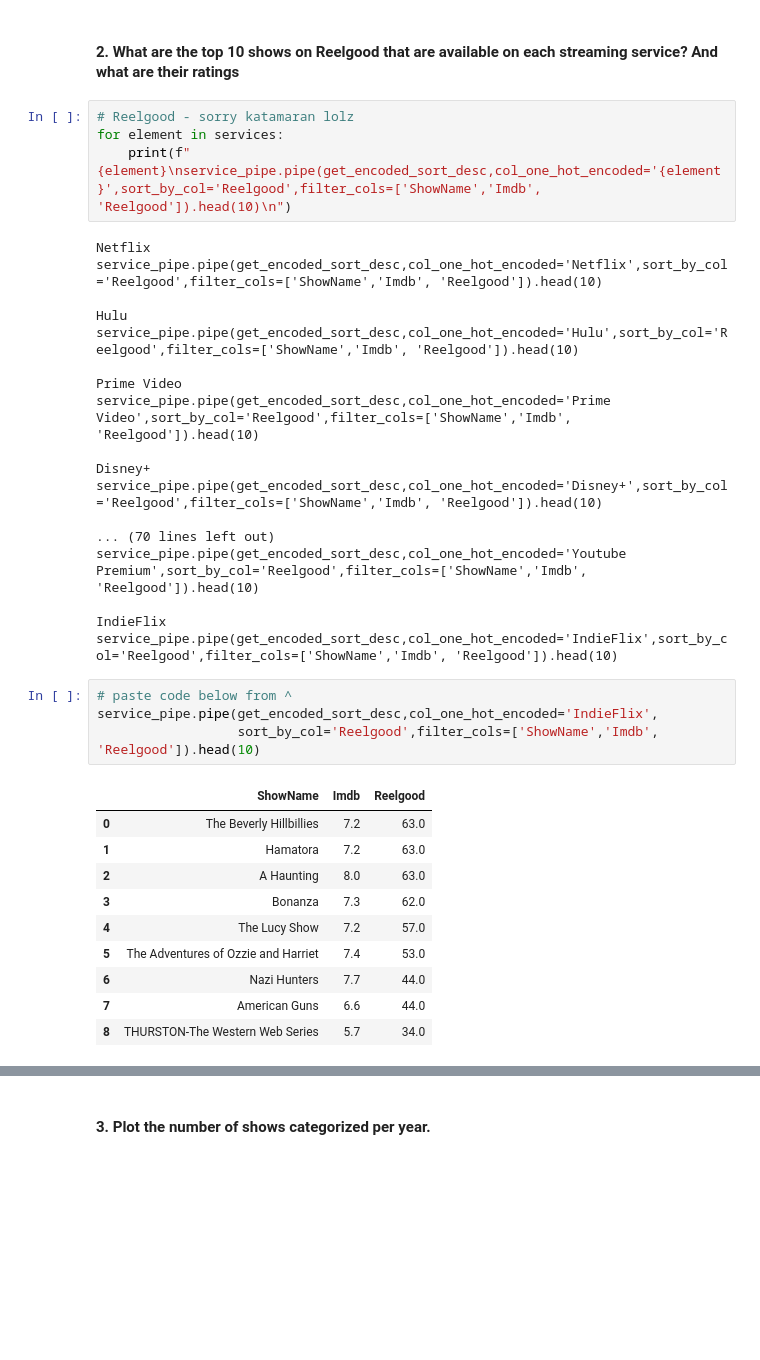
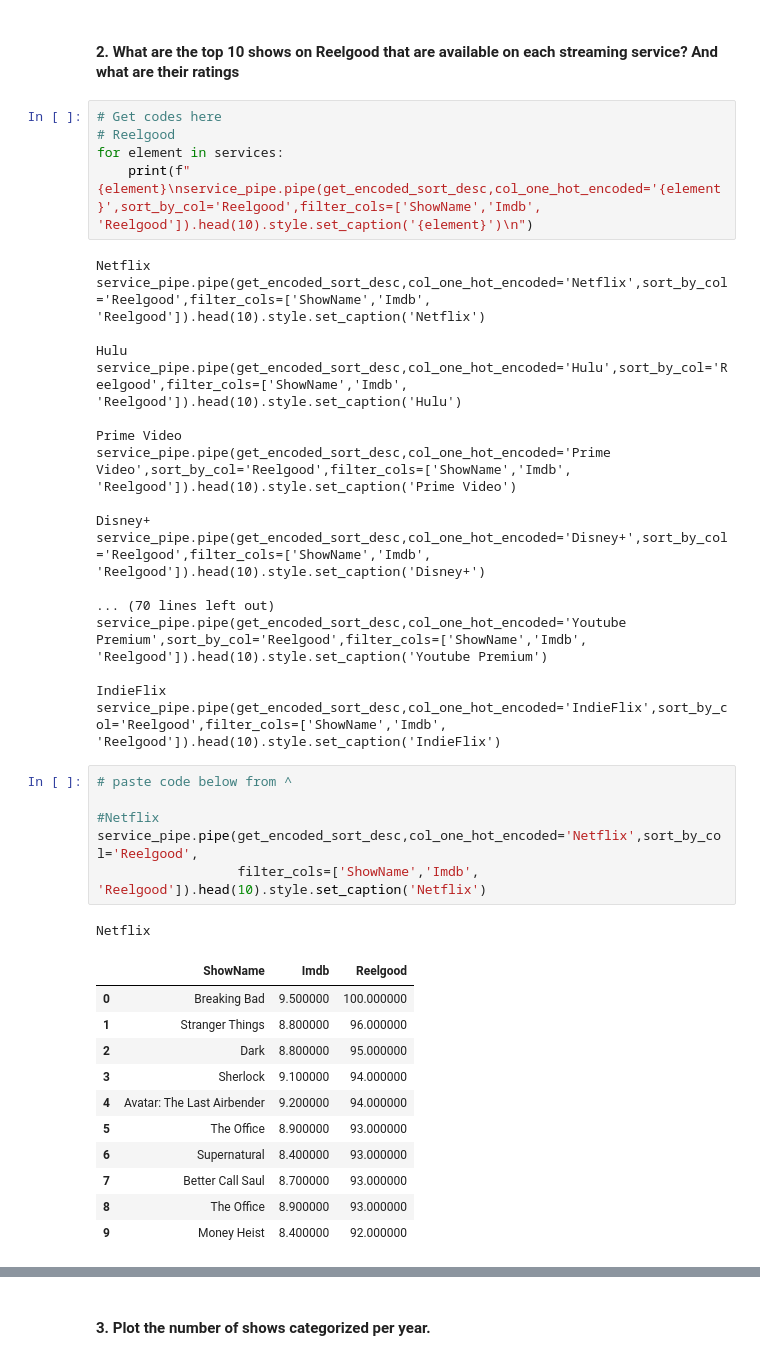
Before and after one commit to patcln/dlsu-datasci-patriciacelon, a Jupyter notebook: Project/Project.ipynb, the cells around one changed output, grey strips where cells are left out. Drawn from its saved outputs; the diff is of its cells as text; blank space fills up the shorter version.

```diff
--- a/Project/Project.ipynb
+++ b/Project/Project.ipynb
@@ -317,39 +370,44 @@ service_pipe.pipe(get_encoded_sort_desc,col_one_hot_encoded='Cinemax',
 # %% [markdown]
 #### 2. What are the top 10 shows on Reelgood that are available on each streaming service? And what are their ratings
 # %%
-# Reelgood - sorry katamaran lolz
+# Get codes here
+# Reelgood
 for element in services:
-    print(f"{element}\nservice_pipe.pipe(get_encoded_sort_desc,col_one_hot_encoded='{element}',sort_by_col='Reelgood',filter_cols=['ShowName','Imdb', 'Reelgood']).head(10)\n")
+    print(f"{element}\nservice_pipe.pipe(get_encoded_sort_desc,col_one_hot_encoded='{element}',sort_by_col='Reelgood',filter_cols=['ShowName','Imdb', 'Reelgood']).head(10).style.set_caption('{element}')\n")
 # %% [output]
 Netflix
-service_pipe.pipe(get_encoded_sort_desc,col_one_hot_encoded='Netflix',sort_by_col='Reelgood',filter_cols=['ShowName','Imdb', 'Reelgood']).head(10)
+service_pipe.pipe(get_encoded_sort_desc,col_one_hot_encoded='Netflix',sort_by_col='Reelgood',filter_cols=['ShowName','Imdb', 'Reelgood']).head(10).style.set_caption('Netflix')
 
 Hulu
-service_pipe.pipe(get_encoded_sort_desc,col_one_hot_encoded='Hulu',sort_by_col='Reelgood',filter_cols=['ShowName','Imdb', 'Reelgood']).head(10)
+service_pipe.pipe(get_encoded_sort_desc,col_one_hot_encoded='Hulu',sort_by_col='Reelgood',filter_cols=['ShowName','Imdb', 'Reelgood']).head(10).style.set_caption('Hulu')
 
 Prime Video
-service_pipe.pipe(get_encoded_sort_desc,col_one_hot_encoded='Prime Video',sort_by_col='Reelgood',filter_cols=['ShowName','Imdb', 'Reelgood']).head(10)
+service_pipe.pipe(get_encoded_sort_desc,col_one_hot_encoded='Prime Video',sort_by_col='Reelgood',filter_cols=['ShowName','Imdb', 'Reelgood']).head(10).style.set_caption('Prime Video')
 
 Disney+
-service_pipe.pipe(get_encoded_sort_desc,col_one_hot_encoded='Disney+',sort_by_col='Reelgood',filter_cols=['ShowName','Imdb', 'Reelgood']).head(10)
+service_pipe.pipe(get_encoded_sort_desc,col_one_hot_encoded='Disney+',sort_by_col='Reelgood',filter_cols=['ShowName','Imdb', 'Reelgood']).head(10).style.set_caption('Disney+')
 
 ... (70 lines left out)
-service_pipe.pipe(get_encoded_sort_desc,col_one_hot_encoded='Youtube Premium',sort_by_col='Reelgood',filter_cols=['ShowName','Imdb', 'Reelgood']).head(10)
+service_pipe.pipe(get_encoded_sort_desc,col_one_hot_encoded='Youtube Premium',sort_by_col='Reelgood',filter_cols=['ShowName','Imdb', 'Reelgood']).head(10).style.set_caption('Youtube Premium')
 
 IndieFlix
-service_pipe.pipe(get_encoded_sort_desc,col_one_hot_encoded='IndieFlix',sort_by_col='Reelgood',filter_cols=['ShowName','Imdb', 'Reelgood']).head(10)
+service_pipe.pipe(get_encoded_sort_desc,col_one_hot_encoded='IndieFlix',sort_by_col='Reelgood',filter_cols=['ShowName','Imdb', 'Reelgood']).head(10).style.set_caption('IndieFlix')
 # %%
 # paste code below from ^
-service_pipe.pipe(get_encoded_sort_desc,col_one_hot_encoded='IndieFlix',
-                  sort_by_col='Reelgood',filter_cols=['ShowName','Imdb', 'Reelgood']).head(10)
+
+#Netflix
+service_pipe.pipe(get_encoded_sort_desc,col_one_hot_encoded='Netflix',sort_by_col='Reelgood',
+                  filter_cols=['ShowName','Imdb', 'Reelgood']).head(10).style.set_caption('Netflix')
 # %% [output]
+Netflix
 |  | ShowName | Imdb | Reelgood |
-| 0 | The Beverly Hillbillies | 7.2 | 63.0 |
-| 1 | Hamatora | 7.2 | 63.0 |
-| 2 | A Haunting | 8.0 | 63.0 |
-| 3 | Bonanza | 7.3 | 62.0 |
-| 4 | The Lucy Show | 7.2 | 57.0 |
-| 5 | The Adventures of Ozzie and Harriet | 7.4 | 53.0 |
-| 6 | Nazi Hunters | 7.7 | 44.0 |
-| 7 | American Guns | 6.6 | 44.0 |
-| 8 | THURSTON-The Western Web Series | 5.7 | 34.0 |
+| 0 | Breaking Bad | 9.500000 | 100.000000 |
+| 1 | Stranger Things | 8.800000 | 96.000000 |
+| 2 | Dark | 8.800000 | 95.000000 |
+| 3 | Sherlock | 9.100000 | 94.000000 |
+| 4 | Avatar: The Last Airbender | 9.200000 | 94.000000 |
+| 5 | The Office | 8.900000 | 93.000000 |
+| 6 | Supernatural | 8.400000 | 93.000000 |
+| 7 | Better Call Saul | 8.700000 | 93.000000 |
+| 8 | The Office | 8.900000 | 93.000000 |
+| 9 | Money Heist | 8.400000 | 92.000000 |
```
Also changed, not shown: parts of 17 cells of this notebook.
